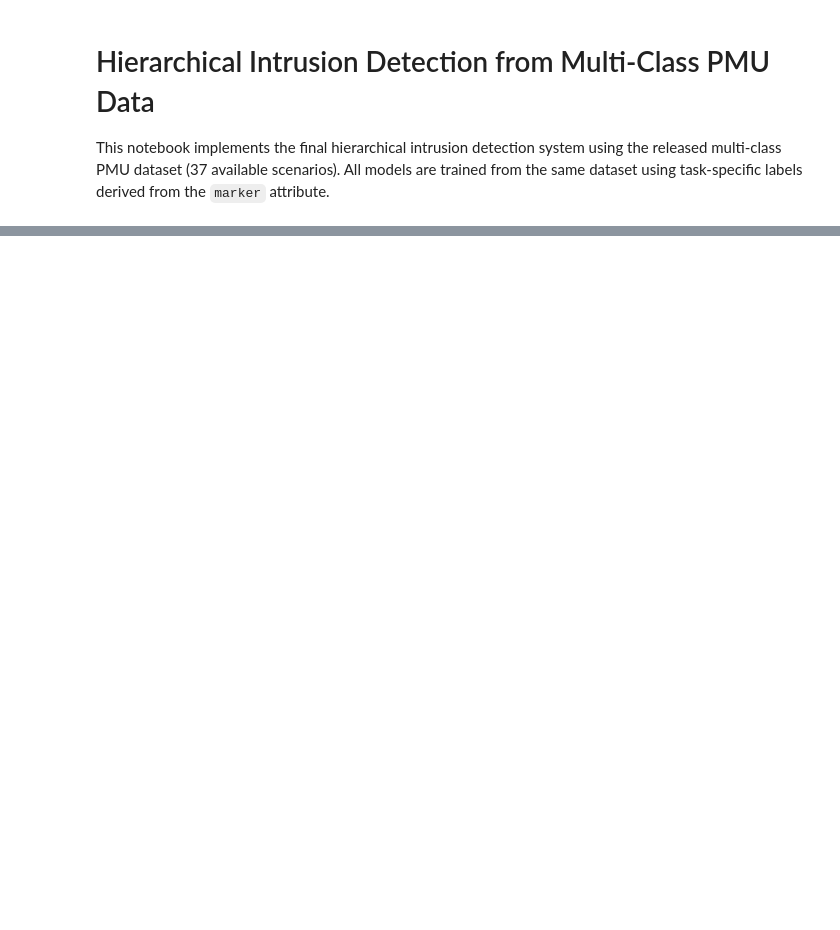
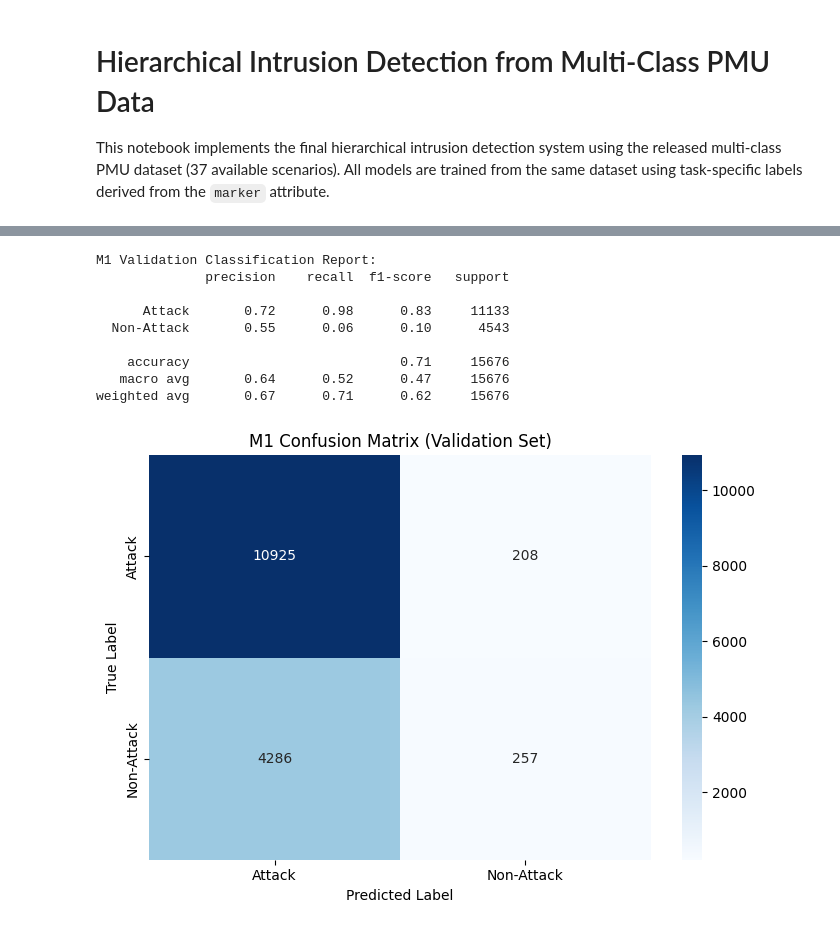
Before and after one commit to Heyyouchao/FYP, a Jupyter notebook: notebook/hierarchical_training_from_multiclass_full_features.ipynb, the cells around one changed output, grey strips where cells are left out. Saved outputs shown, nothing was run; the diff lists cells and outputs as text; code cells hidden in the pictures; blank space fills up the shorter version.

```diff
--- a/notebook/hierarchical_training_from_multiclass_full_features.ipynb
+++ b/notebook/hierarchical_training_from_multiclass_full_features.ipynb
@@ -741,0 +326,34 @@ M6 Classification Report:
+# %%
+# ============================================================
+# Section 5 — Validate M1 (Routing Gate)
+# ============================================================
+
+# Predict on validation set
+y_val_pred = M1.predict(X_val_M1)
+
+# Classification report (sanity check)
+print("M1 Validation Classification Report:")
+print(classification_report(
+    y_val_M1,
+    y_val_pred,
+    target_names=["Attack", "Non-Attack"]
+))
+
+# Confusion matrix using utility function
+plot_confusion_matrix(
+    y_true=y_val_M1,
+    y_pred=y_val_pred,
+    class_names=["Attack", "Non-Attack"],
+    title="M1 Confusion Matrix (Validation Set)"
+)
+# %% [output]
+M1 Validation Classification Report:
+              precision    recall  f1-score   support
+
+      Attack       0.72      0.98      0.83     11133
+  Non-Attack       0.55      0.06      0.10      4543
+
+    accuracy                           0.71     15676
+   macro avg       0.64      0.52      0.47     15676
+weighted avg       0.67      0.71      0.62     15676
+[figure, added]
```
Also changed, not shown: parts of 45 cells of this notebook, 16 other files.
